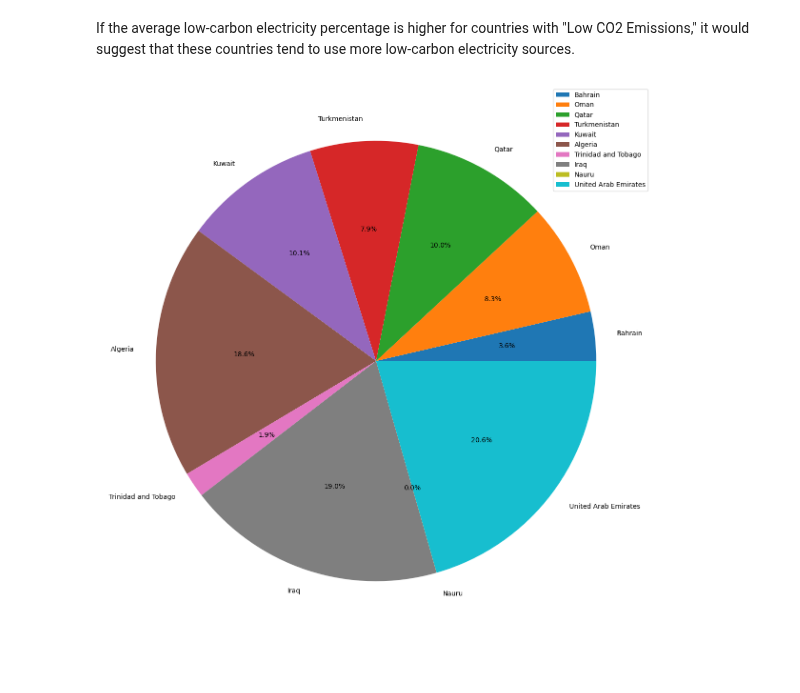
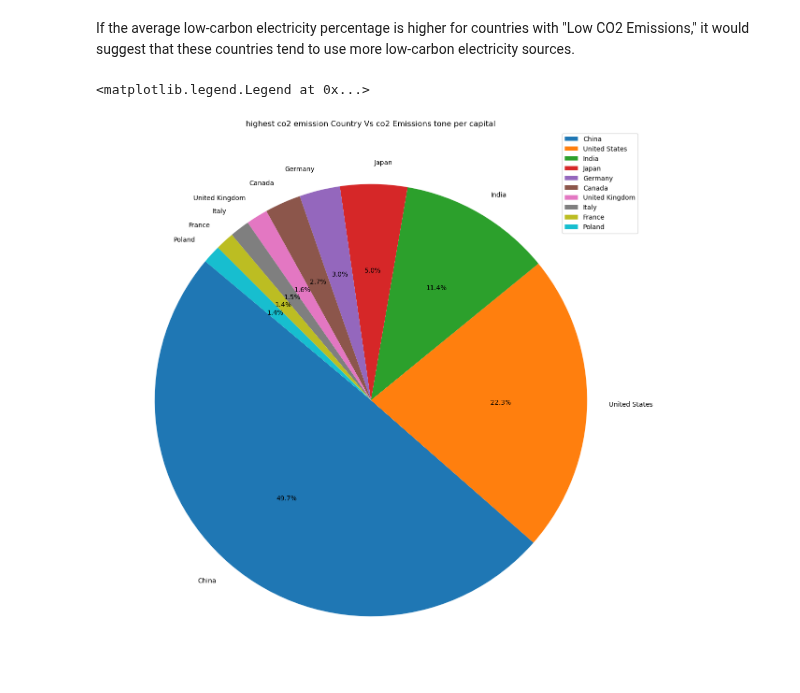
Before and after one commit to yosieph/Project1, a Jupyter notebook: project1.ipynb, the cells around one changed output. Drawn from its saved outputs; the diff is of its cells as text; code cells hidden in the pictures.

```diff
--- a/project1.ipynb
+++ b/project1.ipynb
@@ -737,17 +737,16 @@ This chart should help visualize and compare the countries with the highest CO2
 If the average low-carbon electricity percentage is higher for countries with "Low CO2 Emissions," it would suggest that these countries tend to use more low-carbon electricity sources.
 # %%
 #list of high carbon
-x= lowest_co2_emission_countries[('co2 Emissions (metric tons per capita)')]
-mylable=lowest_co2_emission_countries[('Country')]
-fig=plt.figure(figsize =(15,15))
-plt.pie(x ,labels=mylable, autopct='%1.1f%%' , startangle = 0)
+x= highest_Co2_Emission_countries[('co2 Emissions (metric tons per capita)')]
+mylable=highest_Co2_Emission_countries[('Country')]
+fig=plt.figure(figsize =(25,15))
+plt.pie(x ,labels=mylable, autopct='%1.1f%%' , startangle = 140)
+plt.title('highest co2 emission Country Vs co2 Emissions tone per capital')
+
 plt.legend()
-
-plt.savefig("output_data/piechart - co2.png", bbox_inches='tight')
-
-plt.show()
 # %% [output]
+<matplotlib.legend.Legend at 0x...>
-[figure, old version]
+[figure, new version]
 # %%
 x= lowest_co2_emission_countries[('Renewable energy share in the total final energy consumption (%)')]
 mylable=lowest_co2_emission_countries[('Country')]
```
Also changed, not shown: parts of 12 cells of this notebook.
